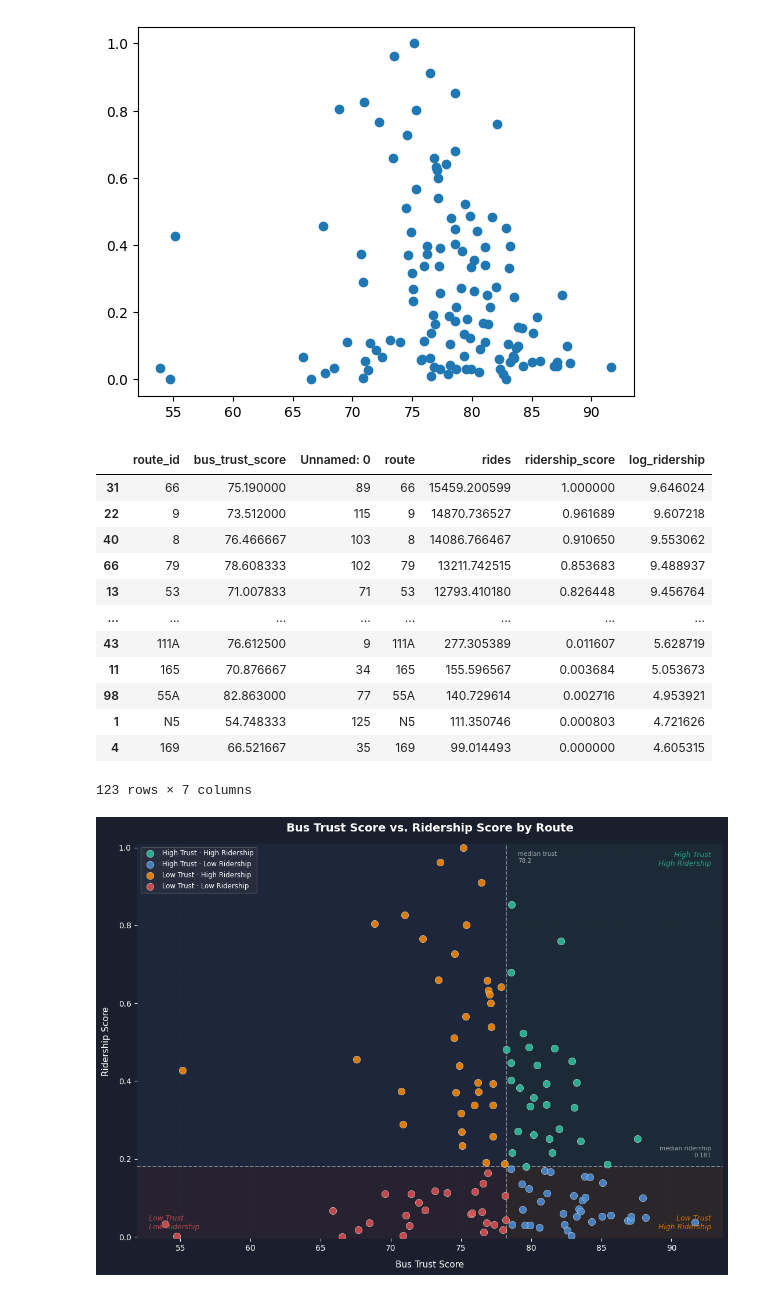
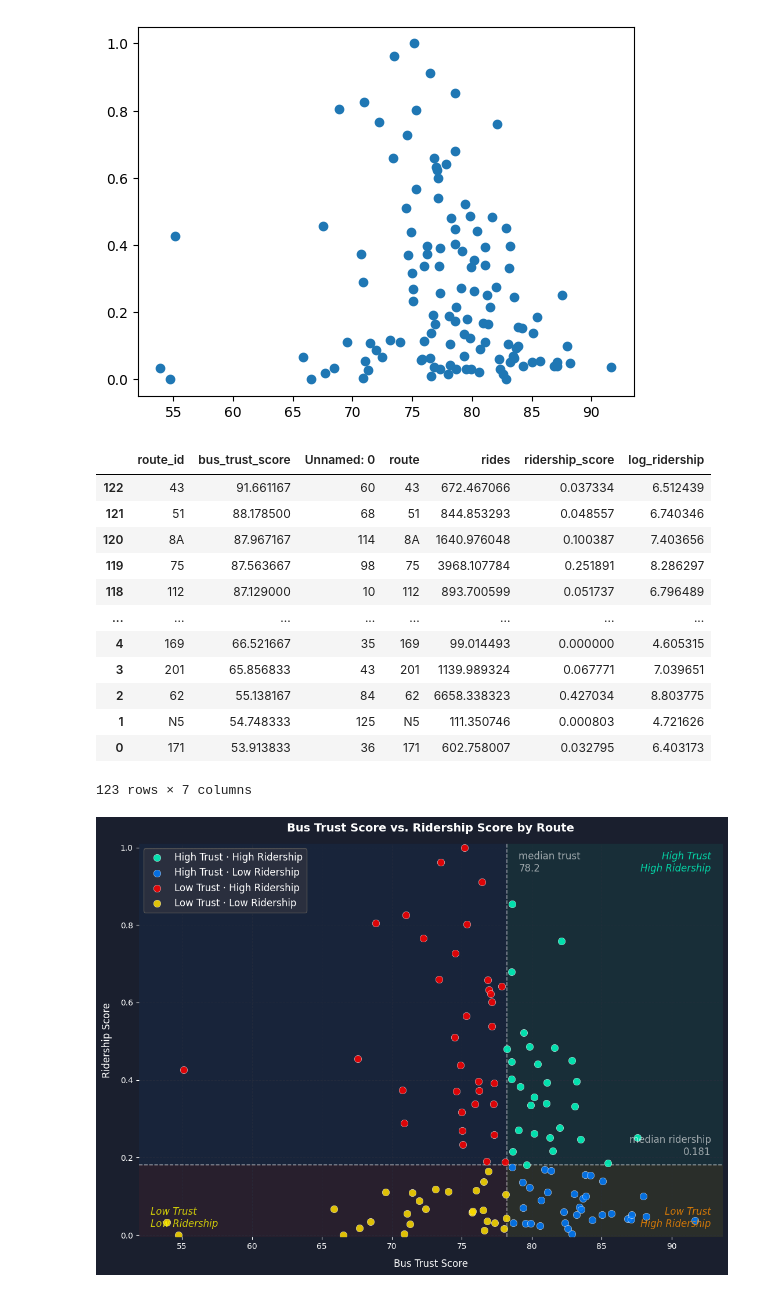
Before and after one commit to liv-fing/CTABusTrust, a Jupyter notebook: bus_trust_score.ipynb, the cells around one changed output. Cells and saved outputs as stored; diff of their text form; code cells hidden in the pictures.

Commit message:
visualization plots for the presentation

```diff
--- a/bus_trust_score.ipynb
+++ b/bus_trust_score.ipynb
@@ -66,20 +66,20 @@ plt.scatter(y=metrics.ridership_score, x=metrics.bus_trust_score)
 <matplotlib.collections.PathCollection at 0x...>
 [figure]
 # %%
-metrics.sort_values(by='rides', ascending=False)
+metrics.sort_values(by='bus_trust_score', ascending=False)
 # %% [output]
 |  | route_id | bus_trust_score | Unnamed: 0 | route | rides | ridership_score | log_ridership |
-| 31 | 66 | 75.190000 | 89 | 66 | 15459.200599 | 1.000000 | 9.646024 |
-| 22 | 9 | 73.512000 | 115 | 9 | 14870.736527 | 0.961689 | 9.607218 |
-| 40 | 8 | 76.466667 | 103 | 8 | 14086.766467 | 0.910650 | 9.553062 |
-| 66 | 79 | 78.608333 | 102 | 79 | 13211.742515 | 0.853683 | 9.488937 |
-| 13 | 53 | 71.007833 | 71 | 53 | 12793.410180 | 0.826448 | 9.456764 |
+| 122 | 43 | 91.661167 | 60 | 43 | 672.467066 | 0.037334 | 6.512439 |
+| 121 | 51 | 88.178500 | 68 | 51 | 844.853293 | 0.048557 | 6.740346 |
+| 120 | 8A | 87.967167 | 114 | 8A | 1640.976048 | 0.100387 | 7.403656 |
+| 119 | 75 | 87.563667 | 98 | 75 | 3968.107784 | 0.251891 | 8.286297 |
+| 118 | 112 | 87.129000 | 10 | 112 | 893.700599 | 0.051737 | 6.796489 |
 | ... | ... | ... | ... | ... | ... | ... | ... |
-| 43 | 111A | 76.612500 | 9 | 111A | 277.305389 | 0.011607 | 5.628719 |
-| 11 | 165 | 70.876667 | 34 | 165 | 155.596567 | 0.003684 | 5.053673 |
-| 98 | 55A | 82.863000 | 77 | 55A | 140.729614 | 0.002716 | 4.953921 |
+| 4 | 169 | 66.521667 | 35 | 169 | 99.014493 | 0.000000 | 4.605315 |
+| 3 | 201 | 65.856833 | 43 | 201 | 1139.989324 | 0.067771 | 7.039651 |
+| 2 | 62 | 55.138167 | 84 | 62 | 6658.338323 | 0.427034 | 8.803775 |
 | 1 | N5 | 54.748333 | 125 | N5 | 111.350746 | 0.000803 | 4.721626 |
-| 4 | 169 | 66.521667 | 35 | 169 | 99.014493 | 0.000000 | 4.605315 |
+| 0 | 171 | 53.913833 | 36 | 171 | 602.758007 | 0.032795 | 6.403173 |
 123 rows × 7 columns
 # %%
 df = metrics.copy()
@@ -106,10 +106,11 @@ df["quadrant"] = df.apply(assign_quadrant, axis=1)
 
 # ── Colors per quadrant ──────────────────────────────────────────────────────
 quad_colors = {
-    "High Trust\nHigh Ridership":  "#2ec4a0",   # teal   – best performers
-    "High Trust\nLow Ridership":   "#4a90d9",   # blue   – trusted but low use
-    "Low Trust\nHigh Ridership":   "#ff8c00",   # amber  – popular but unreliable
-    "Low Trust\nLow Ridership":    "#e05252",   # red    – needs attention
+    "High Trust\nHigh Ridership":  "#00ffc3",   # teal   – best performers
+    "High Trust\nLow Ridership":   "#007bff",   # blue   – trusted but low use
+    "Low Trust\nHigh Ridership":   "#ff0000",   # amber  – popular but unreliable
+    "Low Trust\nLow Ridership":    "#ffdd00",   # red    – needs attention
+
 }
 quad_labels = {
     "High Trust\nHigh Ridership":  "High Trust · High Ridership",
@@ -155,10 +156,10 @@ ax.set_xlim(*xlim)
 ax.set_ylim(*ylim)
 
 shade_quads = [
-    (xlim[0], trust_mid,  ylim[0], ridership_mid, "#e05252", 0.07),   # Low/Low
-    (trust_mid, xlim[1],  ylim[0], ridership_mid, "#ff8c00", 0.07),   # Low trust hi ridership
-    (xlim[0], trust_mid,  ridership_mid, ylim[1], "#4a90d9", 0.07),   # Hi trust lo ridership
-    (trust_mid, xlim[1],  ridership_mid, ylim[1], "#2ec4a0", 0.07),   # Hi/Hi
+    (xlim[0], trust_mid,  ylim[0], ridership_mid, "#e92121", 0.07),   # Low/Low
+    (trust_mid, xlim[1],  ylim[0], ridership_mid, "#fffb00", 0.07),   # Low trust hi ridership
+    (xlim[0], trust_mid,  ridership_mid, ylim[1], "#0a6ed9", 0.07),   # Hi trust lo ridership
+    (trust_mid, xlim[1],  ridership_mid, ylim[1], "#03ffc4", 0.07),   # Hi/Hi
 ]
 for x0, x1, y0, y1, c, a in shade_quads:
     ax.add_patch(mpatches.Rectangle(
@@ -171,43 +172,43 @@ pad_x = (xlim[1] - xlim[0]) * 0.02
 pad_y = (ylim[1] - ylim[0]) * 0.02
 
 corner_labels = [
-    (xlim[0] + pad_x, ylim[0] + pad_y, "Low Trust\nLow Ridership",    "#e05252", "left",  "bottom"),
+    (xlim[0] + pad_x, ylim[0] + pad_y, "Low Trust\nLow Ridership",    "#fffb00", "left",  "bottom"),
     (xlim[1] - pad_x, ylim[0] + pad_y, "Low Trust\nHigh Ridership",   "#ff8c00", "right", "bottom"),
-    (xlim[0] + pad_x, ylim[1] - pad_y, "High Trust\nLow Ridership",   "#4a90d9", "left",  "top"),
-    (xlim[1] - pad_x, ylim[1] - pad_y, "High Trust\nHigh Ridership",  "#2ec4a0", "right", "top"),
+    (xlim[0] + pad_x, ylim[1] - pad_y, "High Trust\nLow Ridership",   "#007bff", "left",  "top"),
+    (xlim[1] - pad_x, ylim[1] - pad_y, "High Trust\nHigh Ridership",  "#00ffc3", "right", "top"),
 ]
 for cx, cy, text, color, ha, va in corner_labels:
-    ax.text(cx, cy, text, color=color, fontsize=9, alpha=0.8,
+    ax.text(cx, cy, text, color=color, fontsize=12, alpha=0.8,
             ha=ha, va=va, fontstyle="italic", zorder=4)
 
 # ── Median crosshair labels ──────────────────────────────────────────────────
 ax.text(trust_mid + pad_x, ylim[1] - pad_y,
         f"median trust\n{trust_mid:.1f}",
-        color="white", fontsize=7.5, alpha=0.6, ha="left", va="top")
+        color="white", fontsize=12, alpha=0.6, ha="left", va="top")
 ax.text(xlim[1] - pad_x, ridership_mid + pad_y,
         f"median ridership\n{ridership_mid:.3f}",
-        color="white", fontsize=7.5, alpha=0.6, ha="right", va="bottom")
+        color="white", fontsize=12, alpha=0.6, ha="right", va="bottom")
 
 # ── Optional: label individual route points ──────────────────────────────────
 # Uncomment to annotate route IDs (can get crowded with many routes)
 # for _, row in df.iterrows():
 #     ax.text(row["bus_trust_score"] + 0.1, row["ridership_score"],
 #             row["route_id"], fontsize=6, color="white", alpha=0.6)
 
 # ── Axes labels, title, legend ───────────────────────────────────────────────
-ax.set_xlabel("Bus Trust Score", fontsize=11, labelpad=10)
-ax.set_ylabel("Ridership Score", fontsize=11, labelpad=10)
+ax.set_xlabel("Bus Trust Score", fontsize=12, labelpad=10)
+ax.set_ylabel("Ridership Score", fontsize=12, labelpad=10)
 ax.set_title("Bus Trust Score vs. Ridership Score by Route",
              fontsize=14, pad=15, fontweight="bold")
 
-legend = ax.legend(loc="upper left", fontsize=8.5,
+legend = ax.legend(loc="upper left", fontsize=12,
                    facecolor="#2a2f3e", edgecolor="#555",
-                   labelcolor="white", framealpha=0.85)
+                   labelcolor="white", framealpha=1)
 
 ax.grid(True)
 for spine in ax.spines.values():
     spine.set_visible(False)
 
 plt.tight_layout()
 # %% [output]
-[figure, old version]
+[figure, new version]
```
Also changed, not shown: parts of 1 cell of this notebook, 31 other files.
